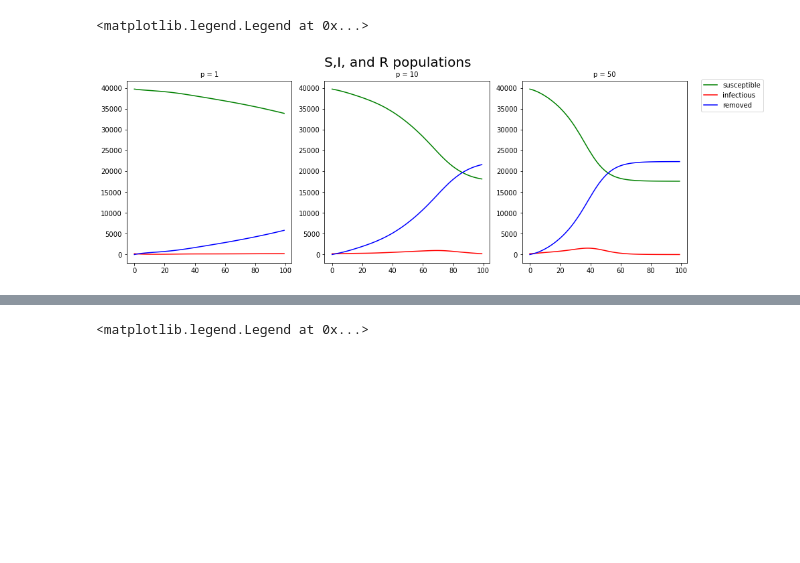
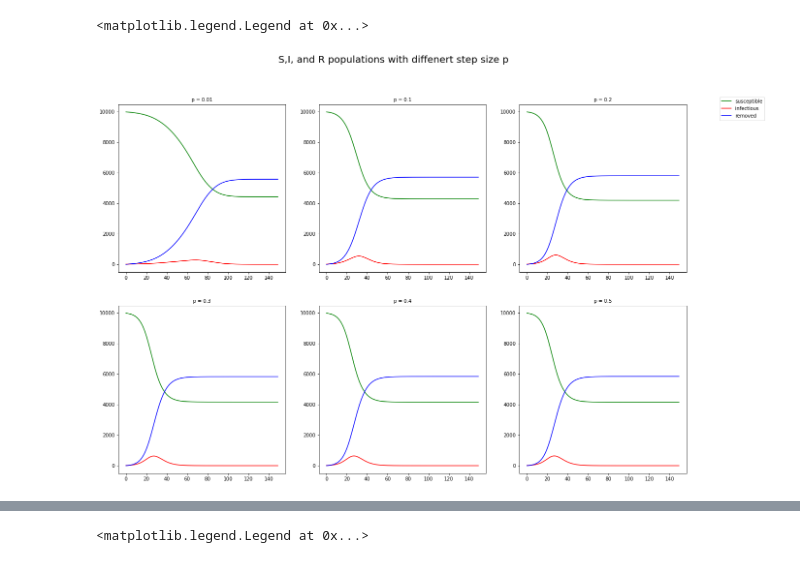
Before and after one commit to caam37830/project-group-0, a Jupyter notebook: sir/spatial_pde.ipynb, the cells around one changed output, grey strips where cells are left out. Saved outputs shown, nothing was run; the diff lists cells and outputs as text; code cells hidden in the pictures; blank space fills up the shorter version.

Commit message:
fixed spatial-pde

```diff
--- a/sir/spatial_pde.ipynb
+++ b/sir/spatial_pde.ipynb
@@ -60,44 +62,56 @@ def spatial_PDE(N,b,k,p,T,I0,M=200):
 ### infected individuals start at the center of the square
 
 k = 0.4
 b = 0.6
 
-M = 200
-T = 100
+M = 100
+T = 150
+N = M**2
 # grids with 1s and 0s, 1s are the infected
 # i0 = M # number of the infected
 # I0 = np.random.choice([1]*i0+[0]*(M*M-i0), size=(M**2), replace=False)
 I0 = np.zeros((M,M))
-midpart = (np.random.rand(20,20)>0.5)*1
-I0[20:40,20:40] = midpart[:,:]
+midpart = (np.random.rand(5,5)>0.5)*1
+I0[48:53,48:53] = midpart[:,:]
 I0 = I0.flatten()
 
+p_list = [1,10,20,30,40,50]
+fig, ax = plt.subplots(2,3, figsize=(21,14))
 
-p_list = [1,10,50]
-fig, ax = plt.subplots(1,len(p_list), figsize=(15,5))
+fig.suptitle("S,I, and R populations with diffenert step size p",fontsize=20)
 
-fig.suptitle("S,I, and R populations",fontsize=20)
+I_max = []
+I_max_t = []
+total_infect = []
 
-for i,p in enumerate(p_list):
+for ind in tqdm(range(len(p_list))):
 
-    sol = spatial_PDE(N,b,k,p,T,I0,M)
+    i = ind//3
+    j = ind%3
+    p = p_list[ind]
+    sol = spatial_PDE(N,b,k,p,T,I0,M=M)
 
     S = []
     I = []
     R = []
     for dayind in range(T):
         S.append(np.sum(sol.y[:,dayind][:M**2]))
         I.append(np.sum(sol.y[:,dayind][M**2:-M**2]))
         R.append(np.sum(sol.y[:,dayind][-M**2:]))
 
-    ax[i].plot(list(range(T)), S, label="susceptible", c='g')
-    ax[i].plot(list(range(T)), I, label="infectious", c='r')
-    ax[i].plot(list(range(T)), R, label="removed", c='b')
+    Imax = np.max(I)
+    I_max.append(Imax)
+    I_max_t.append(I.index(Imax))
+    total_infect.append(I[-1]+R[-1])
 
-    ax[i].set_title(f"p = {p}",fontsize=10)
+    ax[i,j].plot(list(range(T)), S, label="susceptible", c='g')
+    ax[i,j].plot(list(range(T)), I, label="infectious", c='r')
+    ax[i,j].plot(list(range(T)), R, label="removed", c='b')
+
+    ax[i,j].set_title(f"p = {p/100}",fontsize=10)
 
 lines, labels = fig.axes[-1].get_legend_handles_labels()
 fig.legend(lines, labels, bbox_to_anchor=(1.01, 0.9),loc = 'upper right')
 # %% [output]
 <matplotlib.legend.Legend at 0x...>
-[figure, old version]
+[figure, new version]
```
Also changed, not shown: parts of 5 cells of this notebook.
